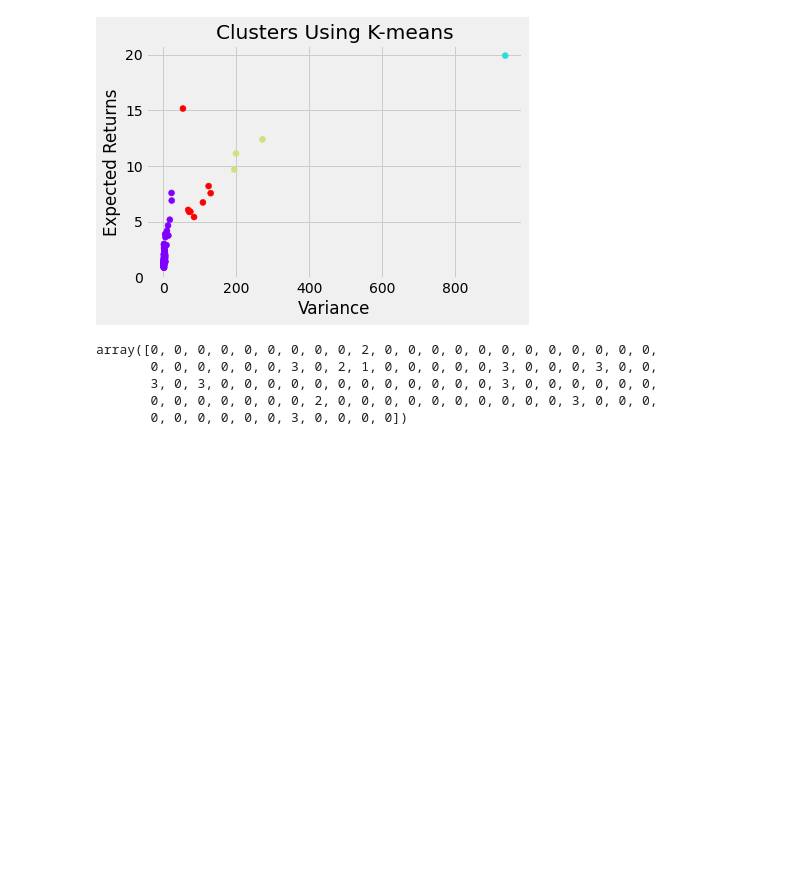
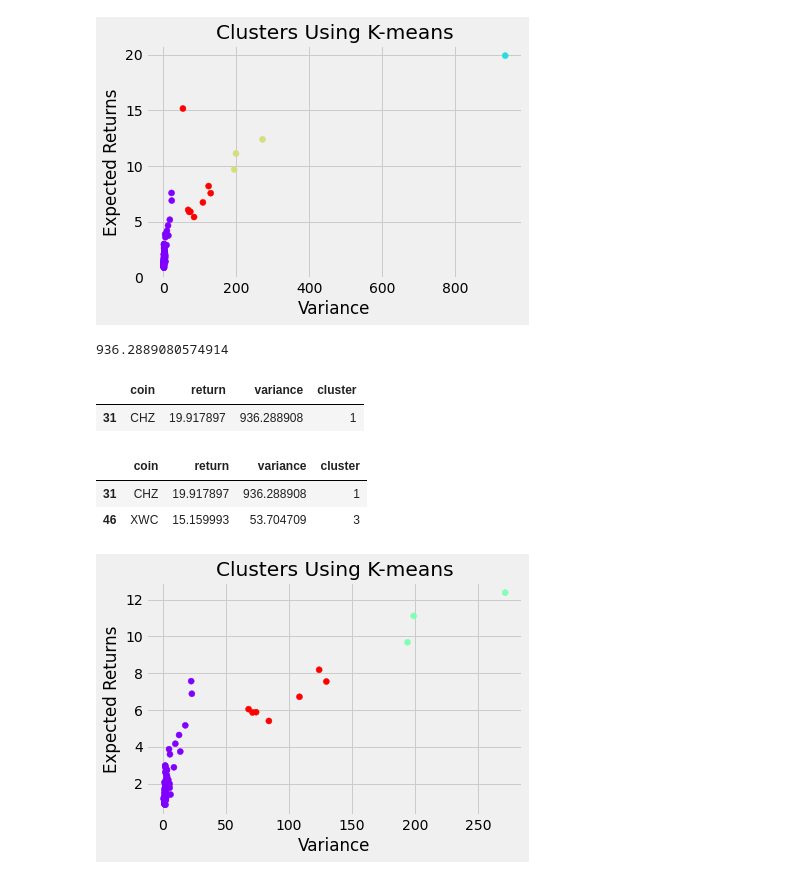
Before and after one commit to nosliwes/coinpix, a Jupyter notebook: notebooks/Clustering.ipynb, the cells around one changed output. Drawn from its saved outputs; the diff is of its cells as text; code cells hidden in the pictures; blank space fills up the shorter version.

```diff
--- a/notebooks/Clustering.ipynb
+++ b/notebooks/Clustering.ipynb
@@ -129,11 +133,43 @@ plt.ylabel('Expected Returns')
 plt.show()
 # %% [output]
 [figure]
-# %%
-labels
-# %% [output]
-array([0, 0, 0, 0, 0, 0, 0, 0, 0, 2, 0, 0, 0, 0, 0, 0, 0, 0, 0, 0, 0, 0,
-       0, 0, 0, 0, 0, 0, 3, 0, 2, 1, 0, 0, 0, 0, 0, 3, 0, 0, 0, 3, 0, 0,
-       3, 0, 3, 0, 0, 0, 0, 0, 0, 0, 0, 0, 0, 0, 0, 3, 0, 0, 0, 0, 0, 0,
-       0, 0, 0, 0, 0, 0, 0, 2, 0, 0, 0, 0, 0, 0, 0, 0, 0, 0, 3, 0, 0, 0,
-       0, 0, 0, 0, 0, 0, 3, 0, 0, 0, 0])
+# %%
+# appears to be a couple of outliers that are affecting the results
+final_df['variance'].max()
+# %% [output]
+936.2889080574914
+# %%
+# show coins with variance above 900
+final_df[final_df.variance>900]
+# %% [output]
+|  | coin | return | variance | cluster |
+| 31 | CHZ | 19.917897 | 936.288908 | 1 |
+# %%
+# show coins with returns above 15%
+final_df[final_df['return']>15]
+# %% [output]
+|  | coin | return | variance | cluster |
+| 31 | CHZ | 19.917897 | 936.288908 | 1 |
+| 46 | XWC | 15.159993 | 53.704709 | 3 |
+# %%
+# remove these coins and repeat analysis
+modified_df = final_df[final_df['return']<15]
+# %%
+# set training values
+X = modified_df[colnames].values
+
+# kmeans clustering for k=3
+kmeans = KMeans(n_clusters=3).fit(X)
+labels = kmeans.labels_
+
+# add labels to dataframe
+modified_df['cluster'] = labels
+
+# plot clusters
+plt.scatter(X[:,1],X[:,0], c=labels, cmap='rainbow')
+plt.title('Clusters Using K-means')
+plt.xlabel('Variance')
+plt.ylabel('Expected Returns')
+plt.show()
+# %% [output]
+[figure, added]
```
Also changed, not shown: parts of 5 cells of this notebook, 3 other files.
